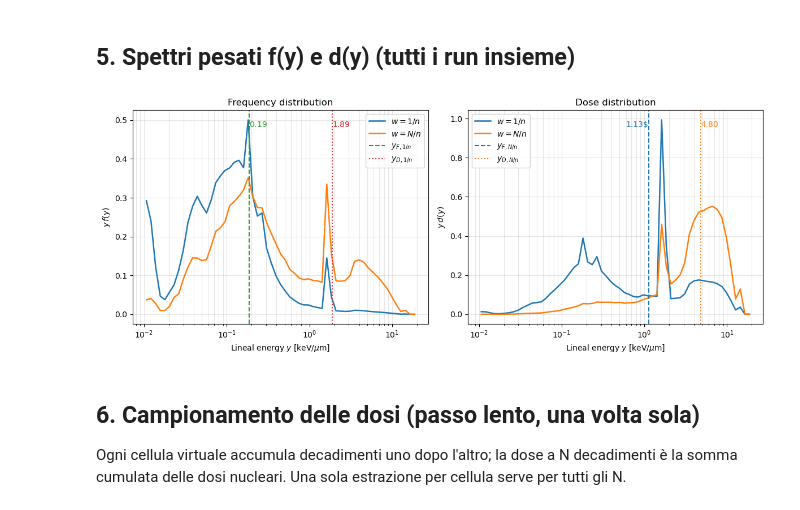
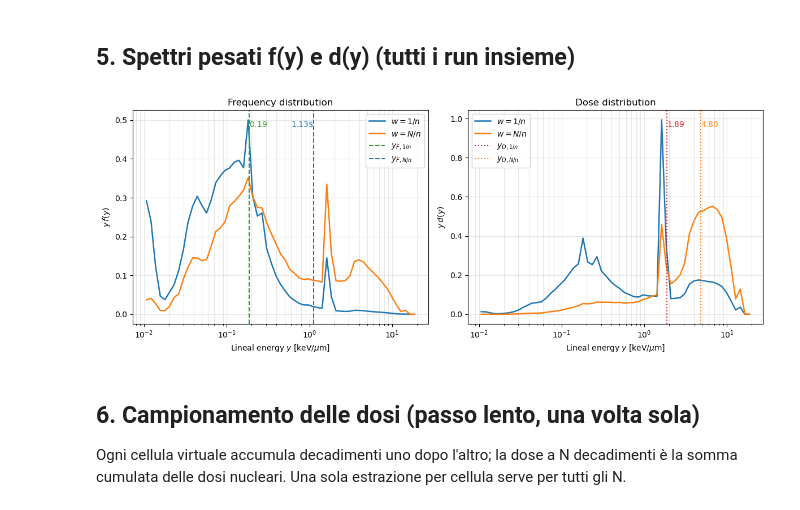
Before and after one commit to michelepascazio28-dot/Rame, a Jupyter notebook: Analisi_Cu64.ipynb, the cells around one changed output. Saved outputs shown, nothing was run; the diff lists cells and outputs as text; code cells hidden in the pictures.

```diff
--- a/Analisi_Cu64.ipynb
+++ b/Analisi_Cu64.ipynb
@@ -158,39 +158,41 @@ for mode in WEIGHT_MODES:
     ax[1].semilogx(x, d, lw=1.8, label=labels[mode])
 
 ax[0].axvline(yF_1n, linestyle="--", label=r"$y_{F,{1/n}}$", color="C2")
 ax[0].text(yF_1n, 0.95, rf"${yF_1n:.2f}$",color="C2", verticalalignment="top", horizontalalignment="left",
 transform=ax[0].get_xaxis_transform())
-ax[0].axvline(yD_1n, linestyle=":", label=r"$y_{D,{1/n}}$", color="C3")
-ax[0].text(yD_1n, 0.95, rf"${yD_1n:.2f}$",color="C3", verticalalignment="top", horizontalalignment="left",
+
+ax[0].axvline(yF_Nn, linestyle="--", label=r"$y_{F,{N/n}}$", color="C0")
+ax[0].text(yF_Nn, 0.95, rf"{yF_Nn:.2f}$",color="C0", verticalalignment="top", horizontalalignment="right",
 transform=ax[0].get_xaxis_transform())
+ax[1].axvline(yD_1n, linestyle=":", label=r"$y_{D,{1/n}}$", color="C3")
+ax[1].text(yD_1n, 0.95, rf"${yD_1n:.2f}$",color="C3", verticalalignment="top", horizontalalignment="left",
+transform=ax[1].get_xaxis_transform())
 
-ax[1].axvline(yF_Nn, linestyle="--", label=r"$y_{F,{N/n}}$", color="C0")
-ax[1].text(yF_Nn, 0.95, rf"{yF_Nn:.2f}$",color="C0", verticalalignment="top", horizontalalignment="right",
-transform=ax[1].get_xaxis_transform())
+
 ax[1].axvline(yD_Nn, linestyle=":", label=r"$y_{D,{N/n}}$", color="C1")
 ax[1].text(yD_Nn, 0.95, rf"${yD_Nn:.2f}$",color="C1", verticalalignment="top", horizontalalignment="left",
 transform=ax[1].get_xaxis_transform())
 
 
 ax[0].set_title("Frequency distribution")
 ax[1].set_title("Dose distribution")
 ax[0].set_ylabel(r"$y\,f(y)$")
 ax[1].set_ylabel(r"$y\,d(y)$")
 for a in ax:
     a.set_xlabel(r"Lineal energy $y$ [keV/$\mu$m]")
     a.grid(alpha=0.3, which="both")
     a.legend()
 plt.tight_layout()
 
 # salvataggio: figura intera + i due pannelli separati
 fig.savefig("spettri.png", dpi=200, bbox_inches="tight")
 for k, nome in enumerate(["f_y.png", "d_y.png"]):
     box = ax[k].get_tightbbox(fig.canvas.get_renderer()).transformed(fig.dpi_scale_trans.inverted())
     fig.savefig(nome, dpi=200, bbox_inches=box)
 
 plt.show()
 # %% [output]
-[figure, old version]
+[figure, new version]
 # %% [markdown]
 ## 6. Campionamento delle dosi (passo lento, una volta sola)
 Ogni cellula virtuale accumula decadimenti uno dopo l'altro; la dose a N decadimenti è la somma cumulata delle dosi nucleari.
```
Also changed, not shown: parts of 1 cell of this notebook, 7 other files.
